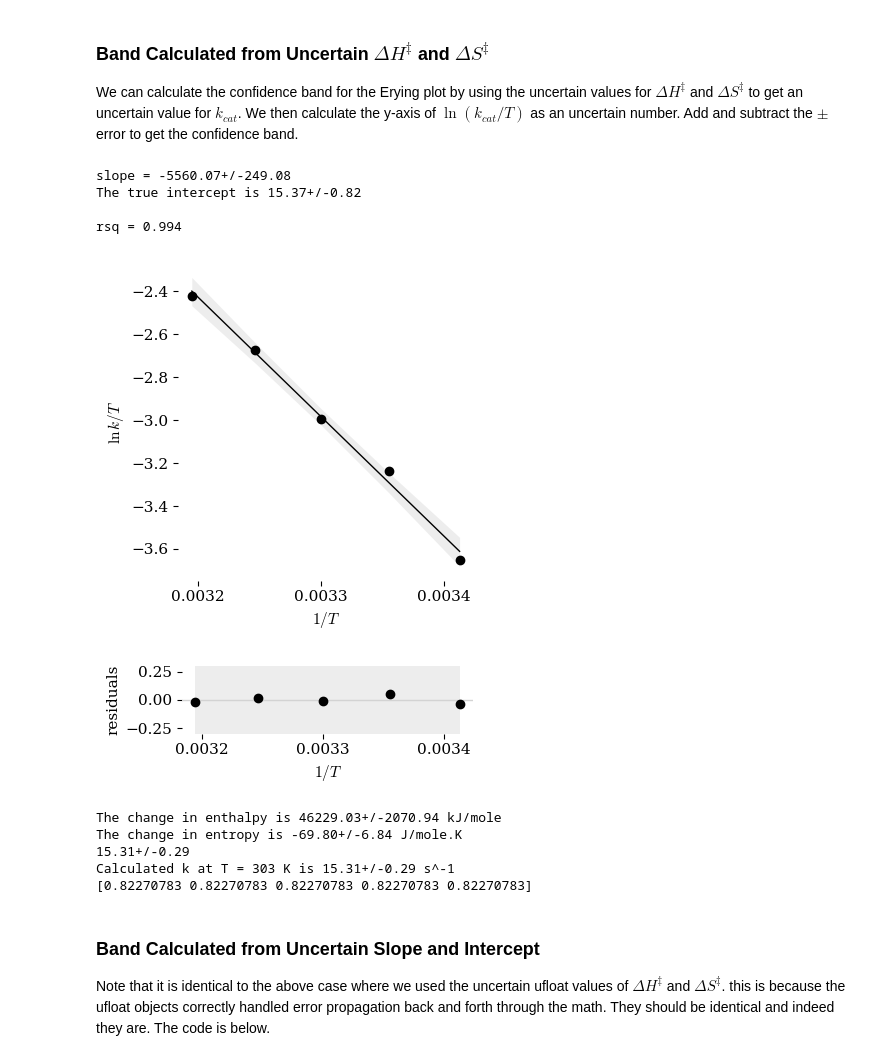
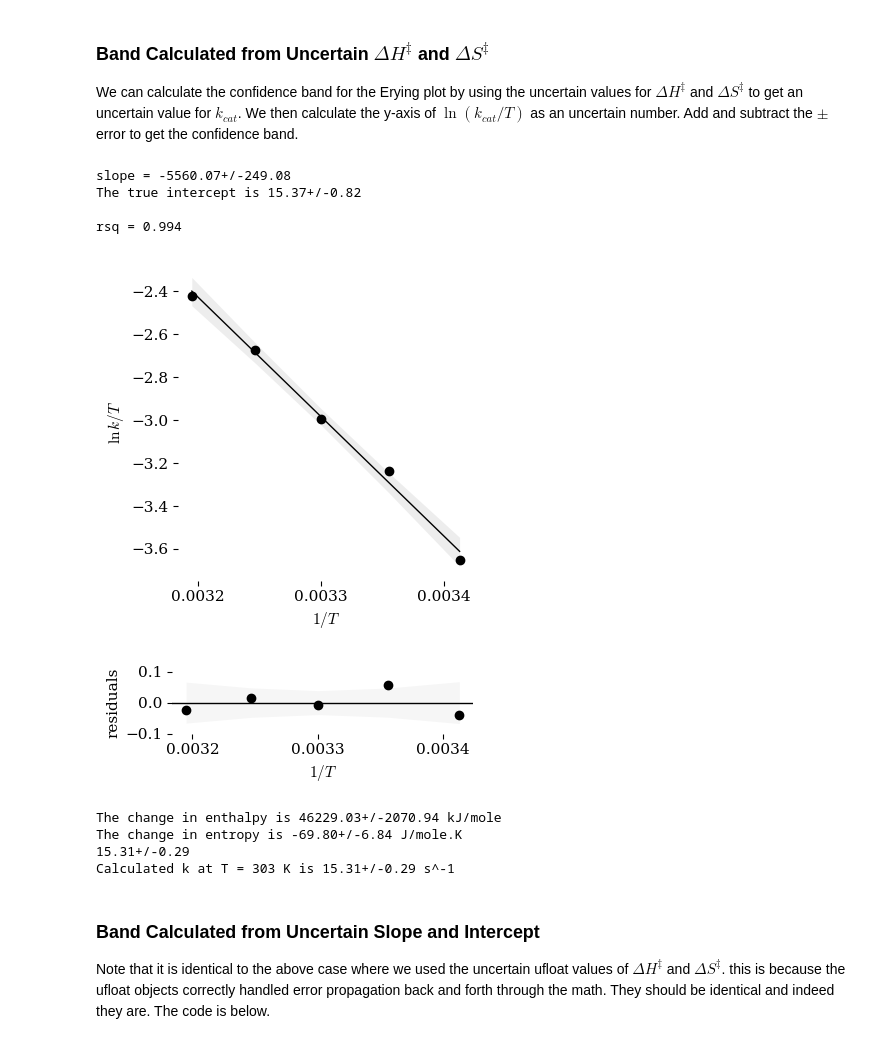
Before and after one commit to blinkletter/PythonPresentation, a Jupyter notebook: 03A-Eyring_Exercises_1_simple.ipynb, the cells around one changed output. Saved outputs shown, nothing was run; the diff lists cells and outputs as text; code cells hidden in the pictures.

```diff
--- a/03A-Eyring_Exercises_1_simple.ipynb
+++ b/03A-Eyring_Exercises_1_simple.ipynb
@@ -27,10 +27,10 @@ import uncertainties as un               # for handling uncertain numbers
 from uncertainties import unumpy as unp  # a replacement for numpy that uses
                                          #  uncertainty values
 
-#location_data = "data/"         ## Use either local folder or github folder.
-#location_styles = "styles/"     ## Use github locations for Colab
-location_data = "https://raw.githubusercontent.com/blinkletter/PythonPresentation/main/data/"
-location_styles = "https://raw.githubusercontent.com/blinkletter/PythonPresentation/main/styles/"
+location_data = "data/"         ## Use either local folder or github folder.
+location_styles = "styles/"     ## Use github locations for Colab
+#location_data = "https://raw.githubusercontent.com/blinkletter/PythonPresentation/main/data/"
+#location_styles = "https://raw.githubusercontent.com/blinkletter/PythonPresentation/main/styles/"
 
 size = (4,4)    # size of plots
 # %% [output]
@@ -582,53 +585,53 @@ plt.show()                                       # show plot (and clear)
 residuals = y - unp.nominal_values(best_fit_y)
 plt.figure(figsize=size).set_figheight(1.5)        # set plot height to 1 inch
 
-dev = unp.std_devs(best_fit_y) * sigma
+# confidence band for residuals
+dev = unp.std_devs(unp.log(kobs/temp)) * sigma
 plt.fill_between(x, dev, -dev,
-                   color="lightgray", alpha=0.4, zorder = 0,
+                   color="lightgray", alpha=0.2, zorder = 0,
                    linewidth = 0, label="confidence interval")
-plt.axhline(0, color='lightgray')                  # plot a horizontal line
+
+#residuals
+plt.axhline(0, color='black')                  # plot a horizontal line
 plt.plot(x,residuals,"ko")
 plt.xticks([0.0032,0.0033,0.0034])         # there were too many x labels
-plt.ylim(-.3,.3)
+plt.ylim(-.1,.1)
 
 plt.xlabel(r"${1/T}$")
 plt.ylabel(r"residuals")
 plt.savefig("plots/3A-07.pdf")
 plt.show()
 
 
 ### calculate thermodynamic parameters
 R = scipy.constants.R
 kb = scipy.constants.k
 h = scipy.constants.h
 kappa = 1
 
 dH = -slope_unc * R
 dS = (intercept_true - np.log(kb/h)) * R
 
 print(f"The change in enthalpy is {dH:0.2f} kJ/mole")
 print(f"The change in entropy is {dS:0.2f} J/mole.K")
 
 ## calculate k from Erying plot parameters.
 Temp = 303
 kobs = (kappa * kb / h) * Temp * unp.exp(-dH/(R*Temp)) * unp.exp(dS/R)
 
 print(kobs)
 print(f"Calculated k at T = {Temp} K is {kobs:0.2f} s^-1")
-
-print(unp.std_devs(best_fit_y))
 # %% [output]
 slope = -5560.07+/-249.08
 The true intercept is 15.37+/-0.82
 
 rsq = 0.994
 [figure]
-[figure, old version]
+[figure, new version]
 The change in enthalpy is 46229.03+/-2070.94 kJ/mole
 The change in entropy is -69.80+/-6.84 J/mole.K
 15.31+/-0.29
 Calculated k at T = 303 K is 15.31+/-0.29 s^-1
-[0.82270783 0.82270783 0.82270783 0.82270783 0.82270783]
 # %% [markdown]
 ### Band Calculated from Uncertain Slope and Intercept
 
```
Also changed, not shown: parts of 5 cells of this notebook, 24 other files.
